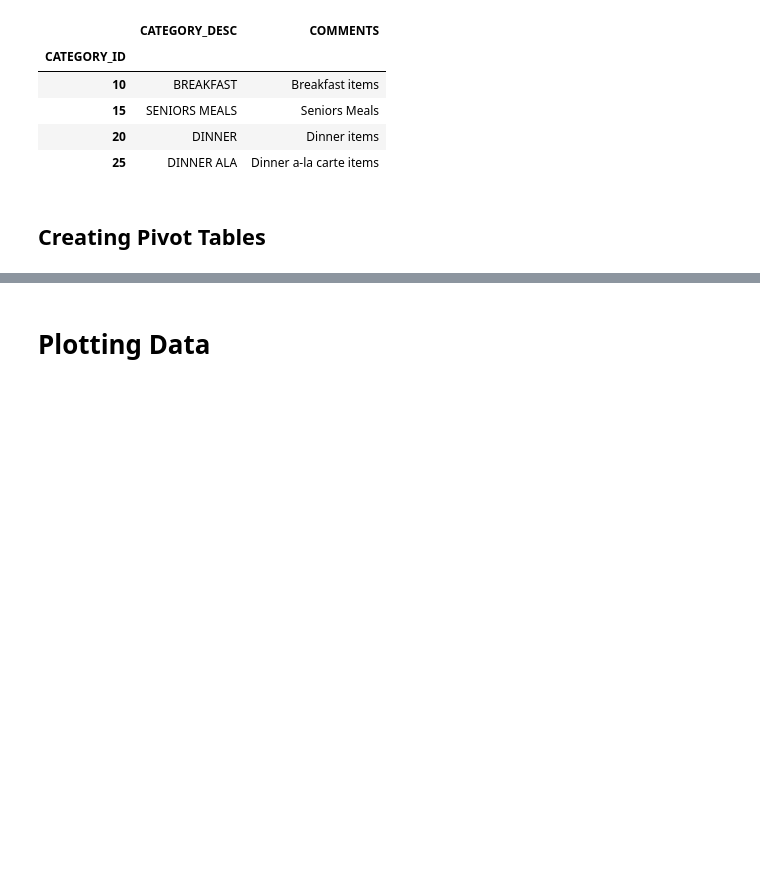
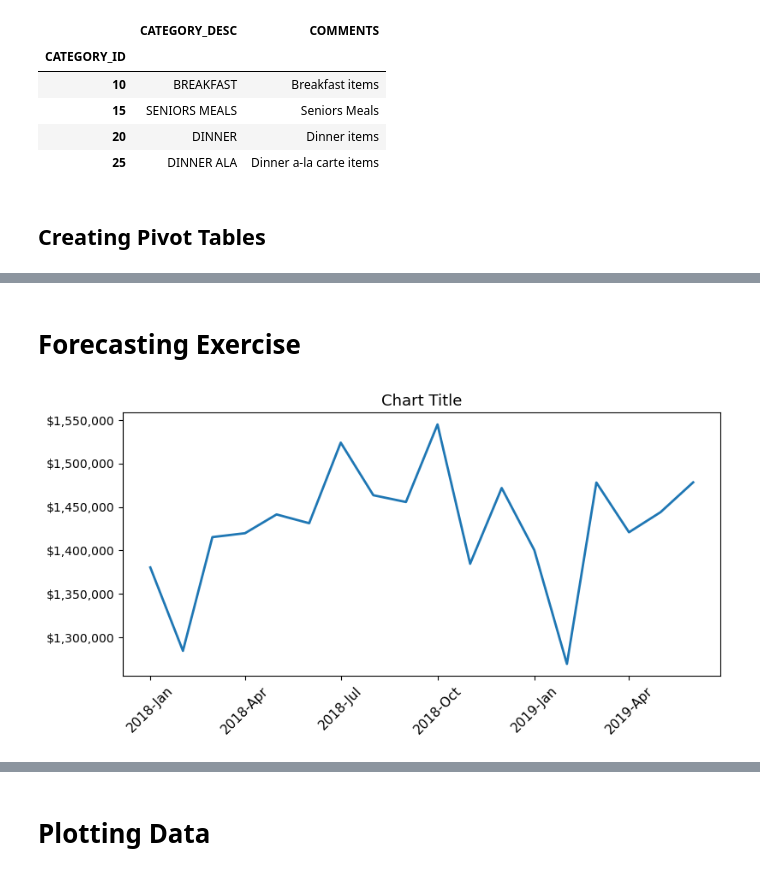
Before and after one commit to dkent287/Restaurant-Pricing, a Jupyter notebook: Restaurant_Workup.ipynb, the cells around one changed output, grey strips where cells are left out. Drawn from its saved outputs; the diff is of its cells as text; code cells hidden in the pictures; blank space fills up the shorter version.

```diff
--- a/Restaurant_Workup.ipynb
+++ b/Restaurant_Workup.ipynb
@@ -468,0 +442,24 @@ result
+# %% [markdown]
+# Forecasting Exercise
+# %%
+# producing and plotting the intial series
+rawdata1 = rawdata1.groupby(['DATE'])['REVENUE_NET'].sum().to_frame()
+
+fig = plt.figure(figsize=(9,4)) # creating the figure object
+ax = fig.add_subplot() # creating the chart (axes?) object
+ax.set_title('Chart Title',
+             fontsize = 13) # title for the chart
+ax.plot(rawdata1.index,rawdata1['REVENUE_NET'],
+        color = 'tab:blue',
+        linewidth = 2,
+        label = 'LodgingRevenue')
+ax.set_xticks(ticks=rawdata1.index[::3],
+              labels = rawdata1.index[::3].strftime('%Y-%b'),
+              rotation=45,
+              ha='center',
+              fontsize = 11,
+              minor=False)
+ax.yaxis.set_major_formatter("${x:,.0f}")
+plt.show()
+# %% [output]
+[figure, added]
```
Also changed, not shown: parts of 55 cells of this notebook.
